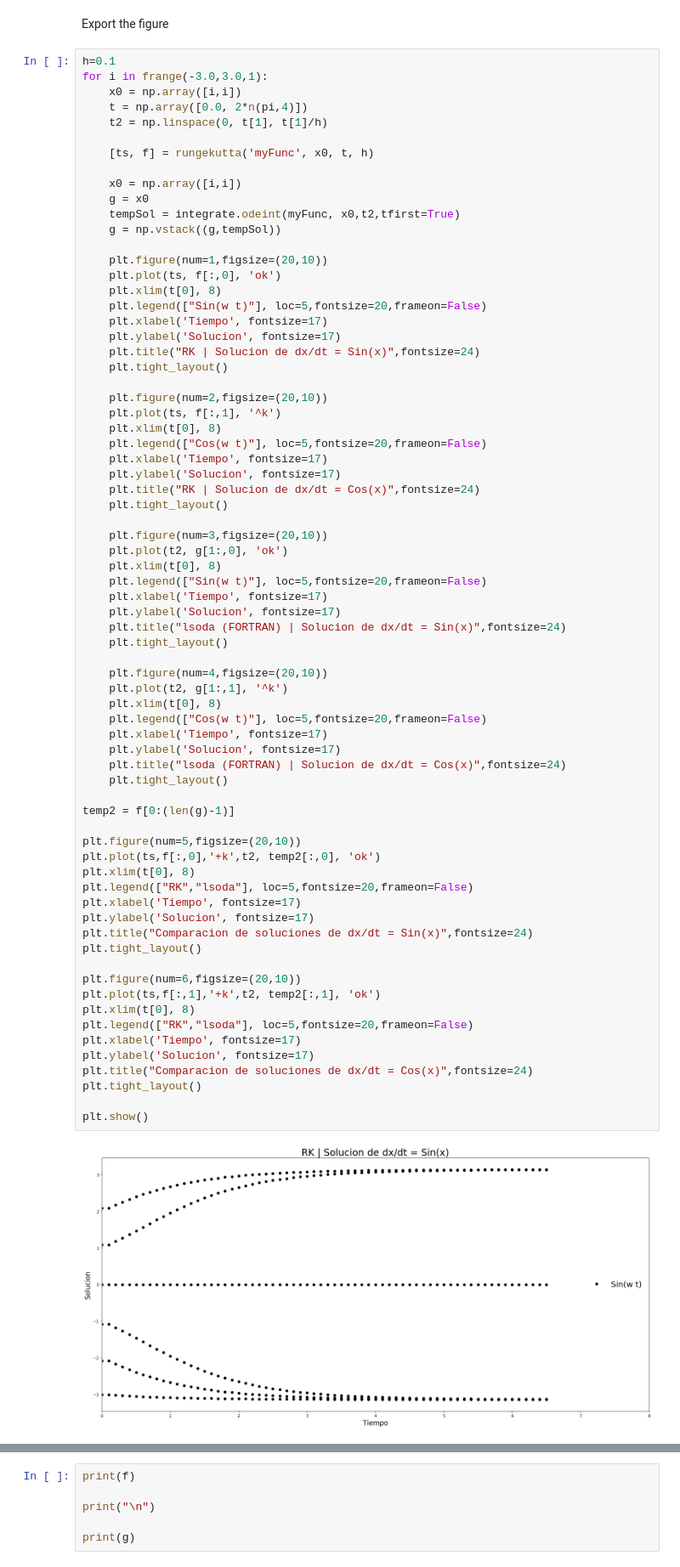
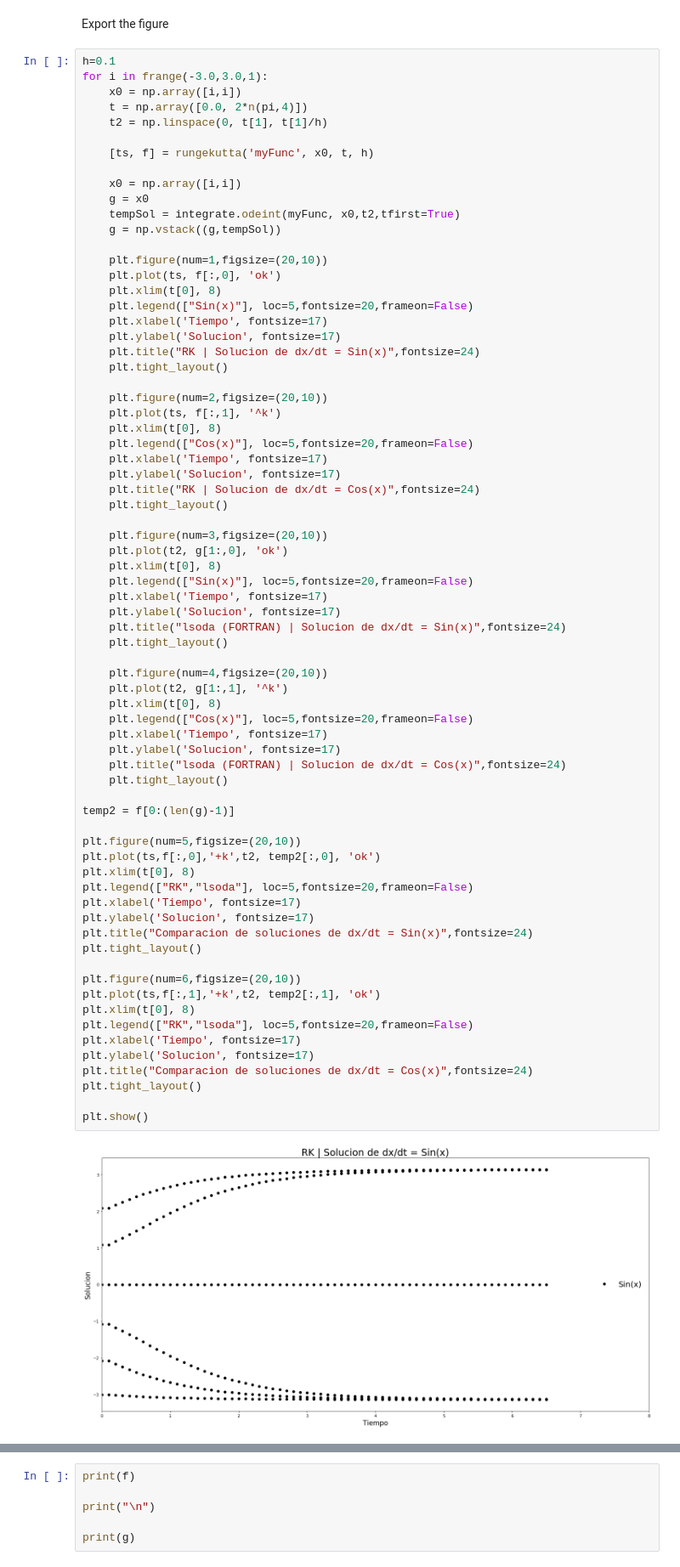
Before and after one commit to der-coder/CINVESTAV-System-Modeling-2019, a Jupyter notebook: Jupyter/rungekutta.ipynb, the cells around one changed output, grey strips where cells are left out. Shown at 85% size. Cells and saved outputs as stored; diff of their text form.

```diff
--- a/Jupyter/rungekutta.ipynb
+++ b/Jupyter/rungekutta.ipynb
@@ -127,7 +127,7 @@ for i in frange(-3.0,3.0,1):
     plt.figure(num=1,figsize=(20,10))
     plt.plot(ts, f[:,0], 'ok')
     plt.xlim(t[0], 8)
-    plt.legend(["Sin(w t)"], loc=5,fontsize=20,frameon=False)
+    plt.legend(["Sin(x)"], loc=5,fontsize=20,frameon=False)
     plt.xlabel('Tiempo', fontsize=17)
     plt.ylabel('Solucion', fontsize=17)
     plt.title("RK | Solucion de dx/dt = Sin(x)",fontsize=24)
@@ -136,7 +136,7 @@ for i in frange(-3.0,3.0,1):
     plt.figure(num=2,figsize=(20,10))
     plt.plot(ts, f[:,1], '^k')
     plt.xlim(t[0], 8)
-    plt.legend(["Cos(w t)"], loc=5,fontsize=20,frameon=False)
+    plt.legend(["Cos(x)"], loc=5,fontsize=20,frameon=False)
     plt.xlabel('Tiempo', fontsize=17)
     plt.ylabel('Solucion', fontsize=17)
     plt.title("RK | Solucion de dx/dt = Cos(x)",fontsize=24)
@@ -145,7 +145,7 @@ for i in frange(-3.0,3.0,1):
     plt.figure(num=3,figsize=(20,10))
     plt.plot(t2, g[1:,0], 'ok')
     plt.xlim(t[0], 8)
-    plt.legend(["Sin(w t)"], loc=5,fontsize=20,frameon=False)
+    plt.legend(["Sin(x)"], loc=5,fontsize=20,frameon=False)
     plt.xlabel('Tiempo', fontsize=17)
     plt.ylabel('Solucion', fontsize=17)
     plt.title("lsoda (FORTRAN) | Solucion de dx/dt = Sin(x)",fontsize=24)
@@ -154,32 +154,32 @@ for i in frange(-3.0,3.0,1):
     plt.figure(num=4,figsize=(20,10))
     plt.plot(t2, g[1:,1], '^k')
     plt.xlim(t[0], 8)
-    plt.legend(["Cos(w t)"], loc=5,fontsize=20,frameon=False)
+    plt.legend(["Cos(x)"], loc=5,fontsize=20,frameon=False)
     plt.xlabel('Tiempo', fontsize=17)
     plt.ylabel('Solucion', fontsize=17)
     plt.title("lsoda (FORTRAN) | Solucion de dx/dt = Cos(x)",fontsize=24)
     plt.tight_layout()
 
 temp2 = f[0:(len(g)-1)]
 
 plt.figure(num=5,figsize=(20,10))
 plt.plot(ts,f[:,0],'+k',t2, temp2[:,0], 'ok')
 plt.xlim(t[0], 8)
 plt.legend(["RK","lsoda"], loc=5,fontsize=20,frameon=False)
 plt.xlabel('Tiempo', fontsize=17)
 plt.ylabel('Solucion', fontsize=17)
 plt.title("Comparacion de soluciones de dx/dt = Sin(x)",fontsize=24)
 plt.tight_layout()
 
 plt.figure(num=6,figsize=(20,10))
 plt.plot(ts,f[:,1],'+k',t2, temp2[:,1], 'ok')
 plt.xlim(t[0], 8)
 plt.legend(["RK","lsoda"], loc=5,fontsize=20,frameon=False)
 plt.xlabel('Tiempo', fontsize=17)
 plt.ylabel('Solucion', fontsize=17)
 plt.title("Comparacion de soluciones de dx/dt = Cos(x)",fontsize=24)
 plt.tight_layout()
 
 plt.show()
 # %% [output]
-[figure, old version]
+[figure, new version]
```
Also changed, not shown: parts of 1 cell of this notebook, 18 other files.
